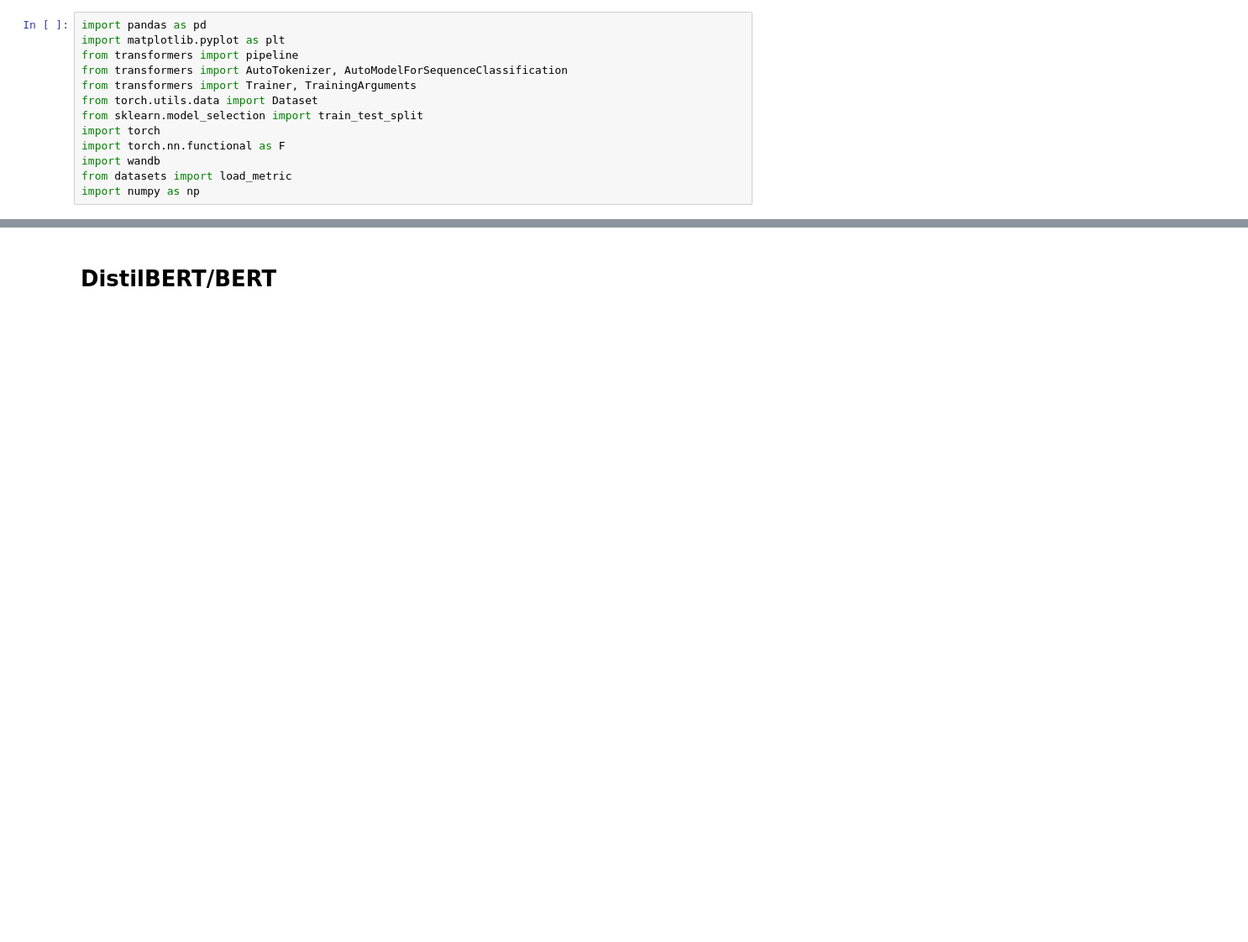
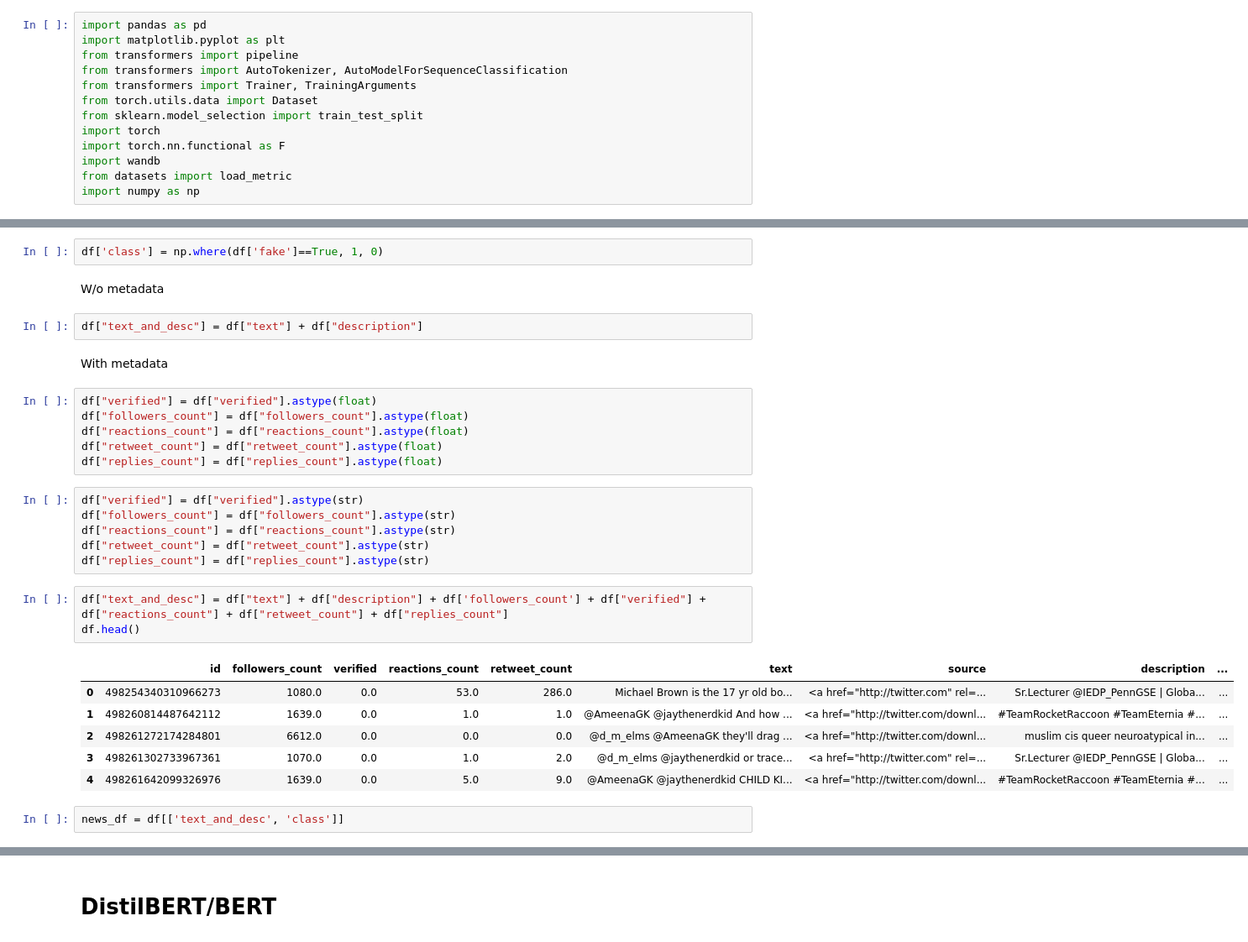
Before and after one commit to WiktorPieklik/Fake-News-Detection, a Jupyter notebook: src/notebooks/transformer_models.ipynb, the cells around one changed output, grey strips where cells are left out. Shown at 84% size. Cells and saved outputs as stored; diff of their text form; blank space fills up the shorter version.

```diff
--- a/src/notebooks/transformer_models.ipynb
+++ b/src/notebooks/transformer_models.ipynb
@@ -20,0 +43,32 @@ drive.mount('/content/drive')
+# %%
+df['class'] = np.where(df['fake']==True, 1, 0)
+# %% [markdown]
+W/o metadata
+# %%
+df["text_and_desc"] = df["text"] + df["description"]
+# %% [markdown]
+With metadata
+# %%
+df["verified"] = df["verified"].astype(float)
+df["followers_count"] = df["followers_count"].astype(float)
+df["reactions_count"] = df["reactions_count"].astype(float)
+df["retweet_count"] = df["retweet_count"].astype(float)
+df["replies_count"] = df["replies_count"].astype(float)
+# %%
+df["verified"] = df["verified"].astype(str)
+df["followers_count"] = df["followers_count"].astype(str)
+df["reactions_count"] = df["reactions_count"].astype(str)
+df["retweet_count"] = df["retweet_count"].astype(str)
+df["replies_count"] = df["replies_count"].astype(str)
+# %%
+df["text_and_desc"] = df["text"] + df["description"] + df['followers_count'] + df["verified"] + df["reactions_count"] + df["retweet_count"] + df["replies_count"]
+df.head()
+# %% [output]
+|  | id | followers_count | verified | reactions_count | retweet_count | text | source | description | ... |
+| 0 | 498254340310966273 | 1080.0 | 0.0 | 53.0 | 286.0 | Michael Brown is the 17 yr old bo... | <a href="http://twitter.com" rel=... | Sr.Lecturer @IEDP_PennGSE | Globa... | ... |
+| 1 | 498260814487642112 | 1639.0 | 0.0 | 1.0 | 1.0 | @AmeenaGK @jaythenerdkid And how ... | <a href="http://twitter.com/downl... | #TeamRocketRaccoon #TeamEternia #... | ... |
+| 2 | 498261272174284801 | 6612.0 | 0.0 | 0.0 | 0.0 | @d_m_elms @AmeenaGK they'll drag ... | <a href="http://twitter.com/downl... | muslim cis queer neuroatypical in... | ... |
+| 3 | 498261302733967361 | 1070.0 | 0.0 | 1.0 | 2.0 | @d_m_elms @jaythenerdkid or trace... | <a href="http://twitter.com" rel=... | Sr.Lecturer @IEDP_PennGSE | Globa... | ... |
+| 4 | 498261642099326976 | 1639.0 | 0.0 | 5.0 | 9.0 | @AmeenaGK @jaythenerdkid CHILD KI... | <a href="http://twitter.com/downl... | #TeamRocketRaccoon #TeamEternia #... | ... |
+# %%
+news_df = df[['text_and_desc', 'class']]
```
Also changed, not shown: parts of 31 cells of this notebook.
